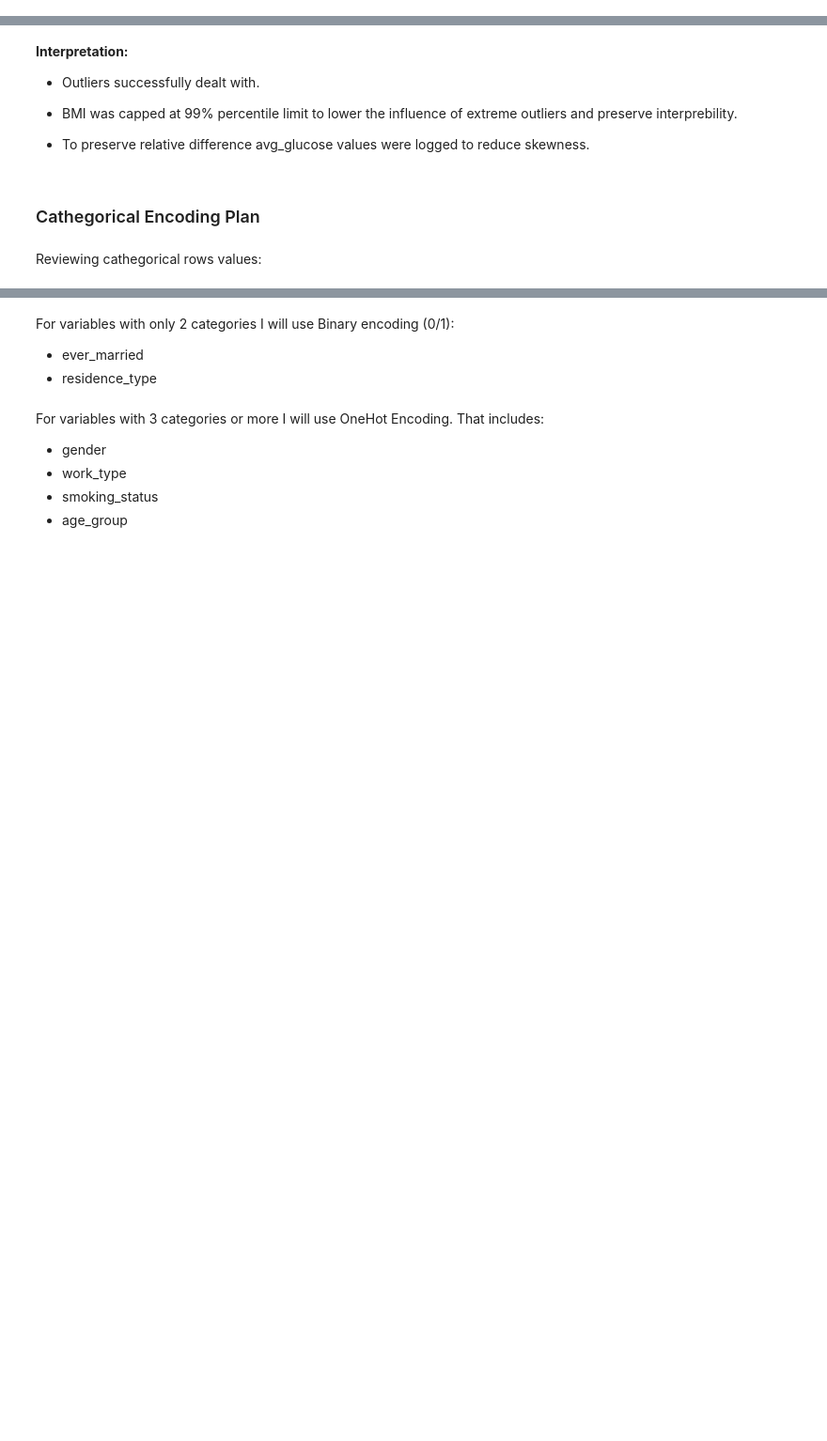
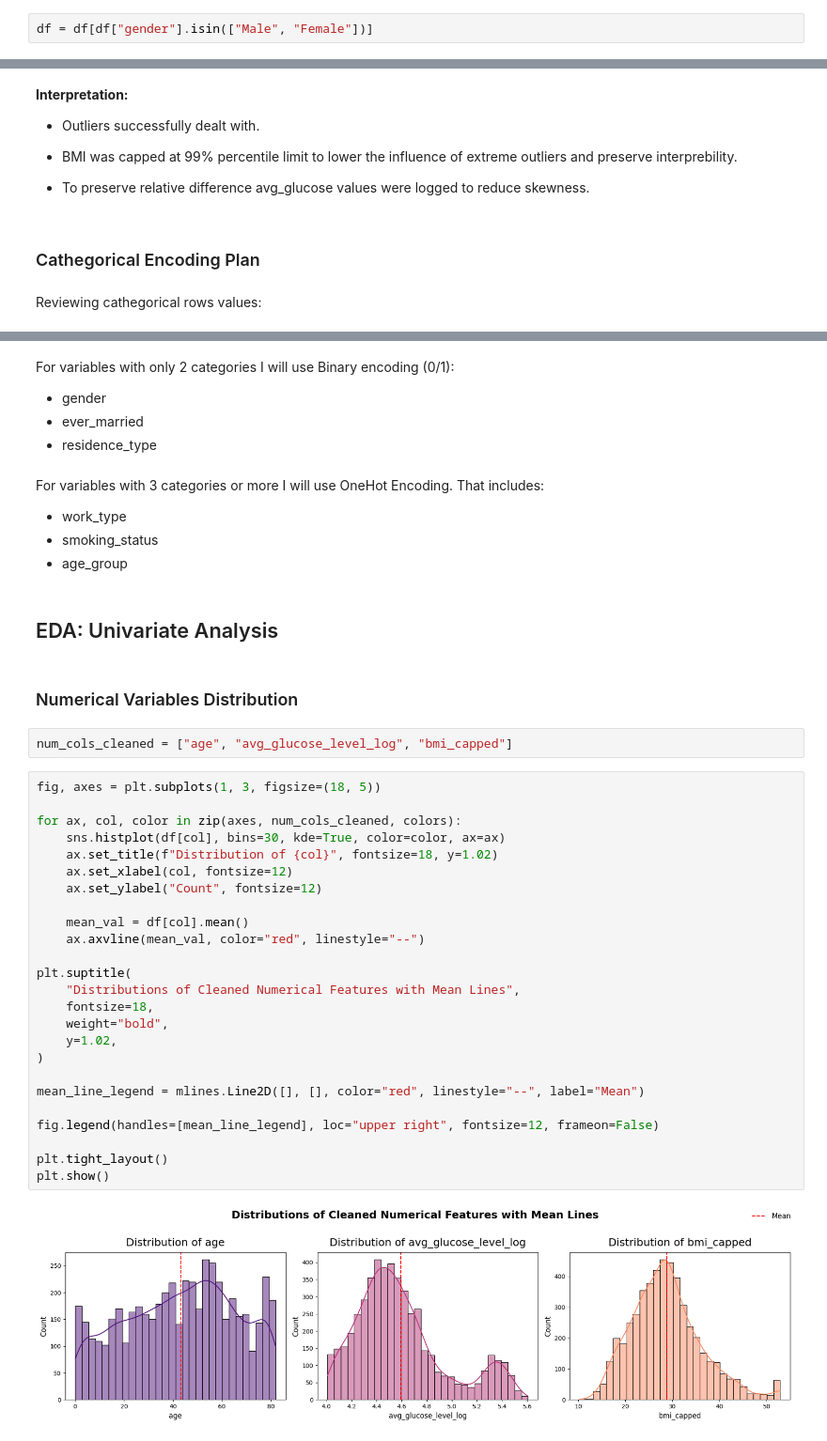
Before and after one commit to Duccard/stroke_risk_prediction, a Jupyter notebook: StrokeRiskPredictionModel.ipynb, the cells around one changed output, grey strips where cells are left out. Shown at 94% size. Saved outputs shown, nothing was run; the diff lists cells and outputs as text; blank space fills up the shorter version.

Commit message:
Updated EDA with Univariate and Bivariate analyses

```diff
--- a/StrokeRiskPredictionModel.ipynb
+++ b/StrokeRiskPredictionModel.ipynb
@@ -251,0 +265,2 @@ np.int64(0)
+# %%
+df = df[df["gender"].isin(["Male", "Female"])]
@@ -339,12 +363,45 @@ Reviewing cathegorical rows values:
 | age\_group      | Infant, Toddler, Child, Teen, etc.             |
 # %% [markdown]
 For variables with only 2 categories I will use Binary encoding (0/1):
+- gender
 - ever_married
 - residence_type
 # %% [markdown]
 For variables with 3 categories or more I will use OneHot Encoding. That includes:
 
-- gender
 - work_type
 - smoking_status
 - age_group
+# %% [markdown]
+## EDA: Univariate Analysis
+# %% [markdown]
+### Numerical Variables Distribution
+# %%
+num_cols_cleaned = ["age", "avg_glucose_level_log", "bmi_capped"]
+# %%
+fig, axes = plt.subplots(1, 3, figsize=(18, 5))
+
+for ax, col, color in zip(axes, num_cols_cleaned, colors):
+    sns.histplot(df[col], bins=30, kde=True, color=color, ax=ax)
+    ax.set_title(f"Distribution of {col}", fontsize=18, y=1.02)
+    ax.set_xlabel(col, fontsize=12)
+    ax.set_ylabel("Count", fontsize=12)
+
+    mean_val = df[col].mean()
+    ax.axvline(mean_val, color="red", linestyle="--")
+
+plt.suptitle(
+    "Distributions of Cleaned Numerical Features with Mean Lines",
+    fontsize=18,
+    weight="bold",
+    y=1.02,
+)
+
+mean_line_legend = mlines.Line2D([], [], color="red", linestyle="--", label="Mean")
+
+fig.legend(handles=[mean_line_legend], loc="upper right", fontsize=12, frameon=False)
+
+plt.tight_layout()
+plt.show()
+# %% [output]
+[figure, added]
```
Also changed, not shown: parts of 40 cells of this notebook.
